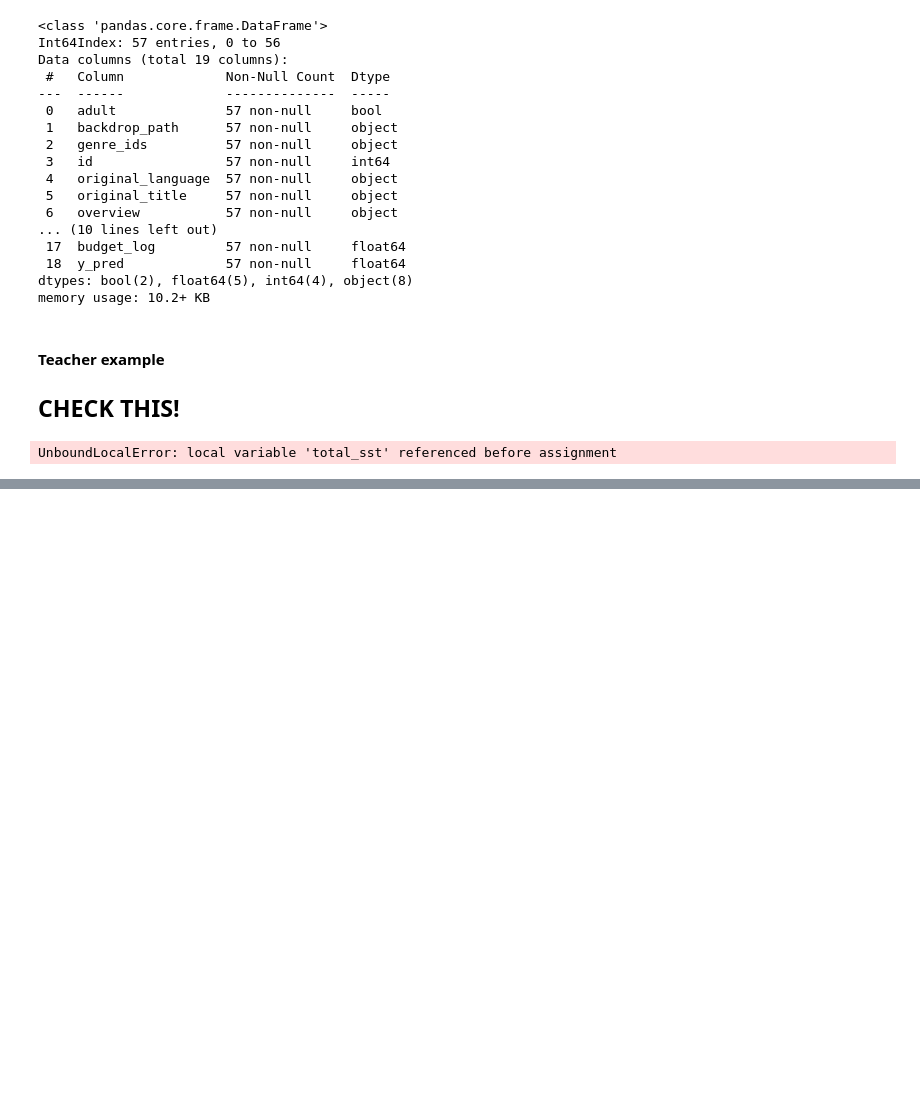
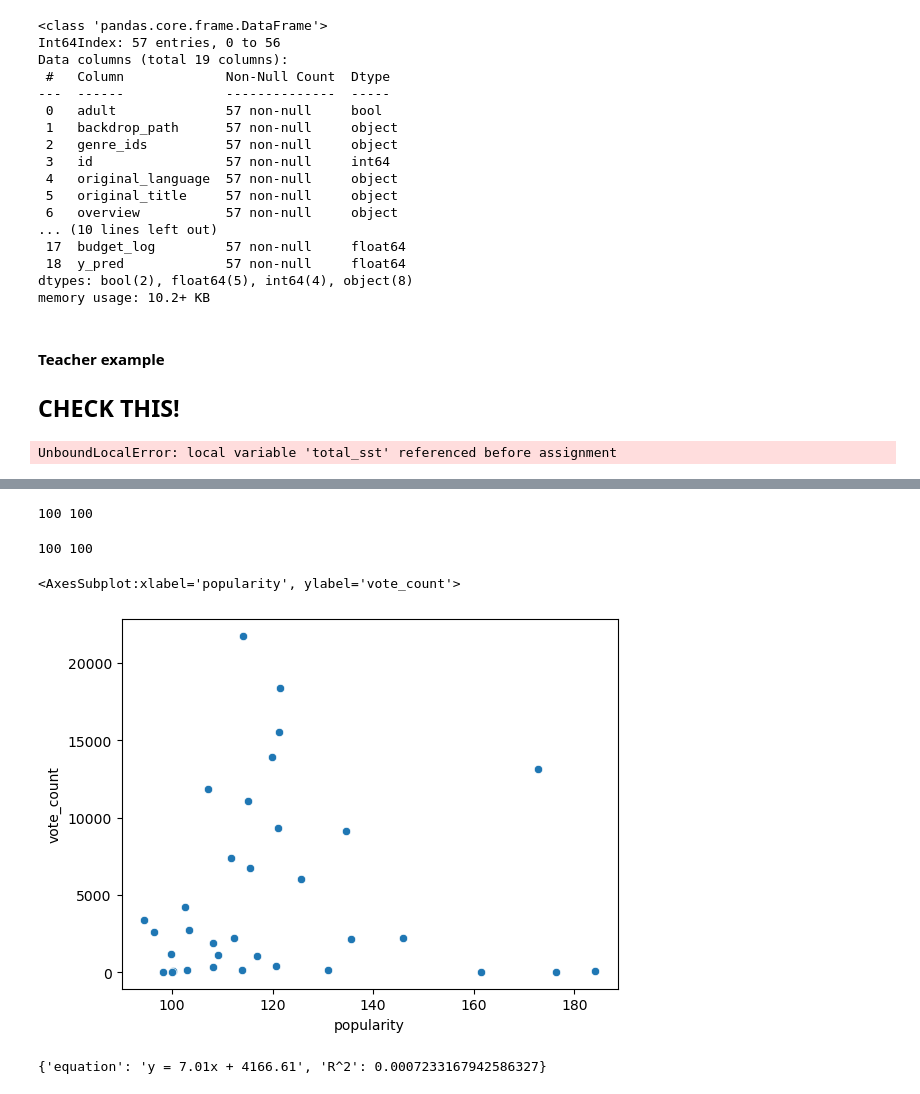
Before and after one commit to IsaacG-L/AI, a Jupyter notebook: Semester 1/Movies/Movies.ipynb, the cells around one changed output, grey strips where cells are left out. Saved outputs shown, nothing was run; the diff lists cells and outputs as text; code cells hidden in the pictures; blank space fills up the shorter version.

```diff
--- a/Semester 1/Movies/Movies.ipynb
+++ b/Semester 1/Movies/Movies.ipynb
@@ -502,0 +483,2 @@ print(len(action), len(romance))
+# %%
+action = action.drop_duplicates(subset = "id")
@@ -502,0 +492,19 @@ print(len(action), len(romance))
+# %%
+print(len(action), len(romance))
+action = action[:100]
+romance = romance[:100]
+# %% [output]
+100 100
+# %%
+print(len(action), len(romance))
+# %% [output]
+100 100
+# %%
+sns.scatterplot(data= action, x="popularity", y="vote_count")
+# %% [output]
+<AxesSubplot:xlabel='popularity', ylabel='vote_count'>
+[figure, added]
+# %%
+blofAccuracy(action, "popularity", "vote_count")
+# %% [output]
+{'equation': 'y = 7.01x + 4166.61', 'R^2': 0.0007233167942586327}
```
Also changed, not shown: parts of 18 cells of this notebook.
